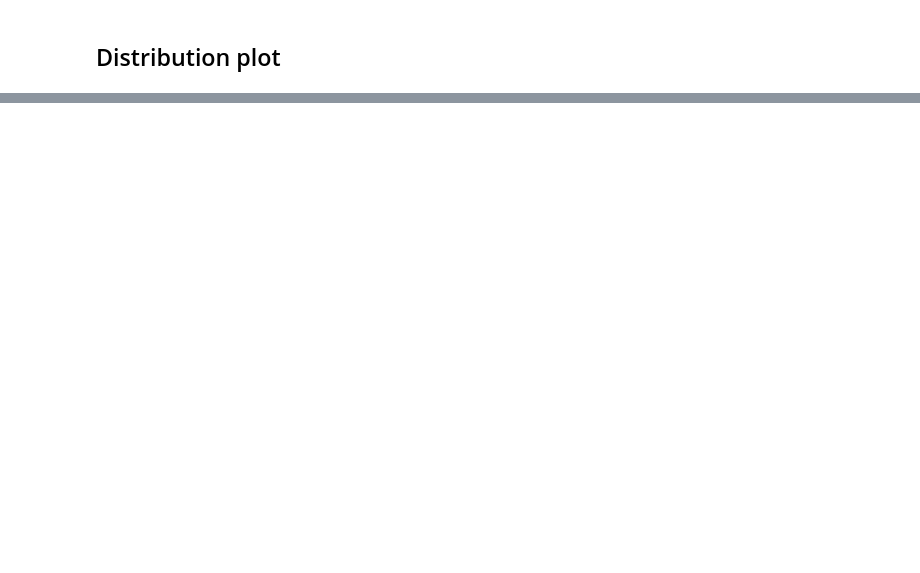
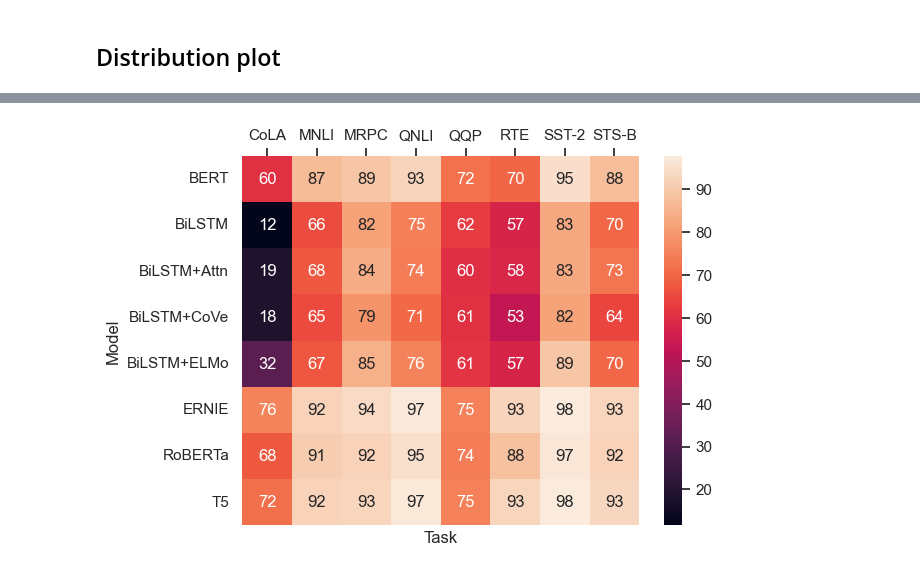
Before and after one commit to gitkundan/mle, a Jupyter notebook: seaborn_demo.ipynb, the cells around one changed output, grey strips where cells are left out. Drawn from its saved outputs; the diff is of its cells as text; code cells hidden in the pictures; blank space fills up the shorter version.

```diff
--- a/seaborn_demo.ipynb
+++ b/seaborn_demo.ipynb
@@ -108,0 +145,7 @@ sns.catplot(data=tips,x='total_bill',y='day',hue='time',kind='swarm')
+# %%
+#heatmap
+glue=sns.load_dataset('glue').pivot('Model','Task','Score')
+ax=sns.heatmap(glue,annot=True)
+ax.xaxis.tick_top()
+# %% [output]
+[figure, added]
```
Also changed, not shown: parts of 14 cells of this notebook.
